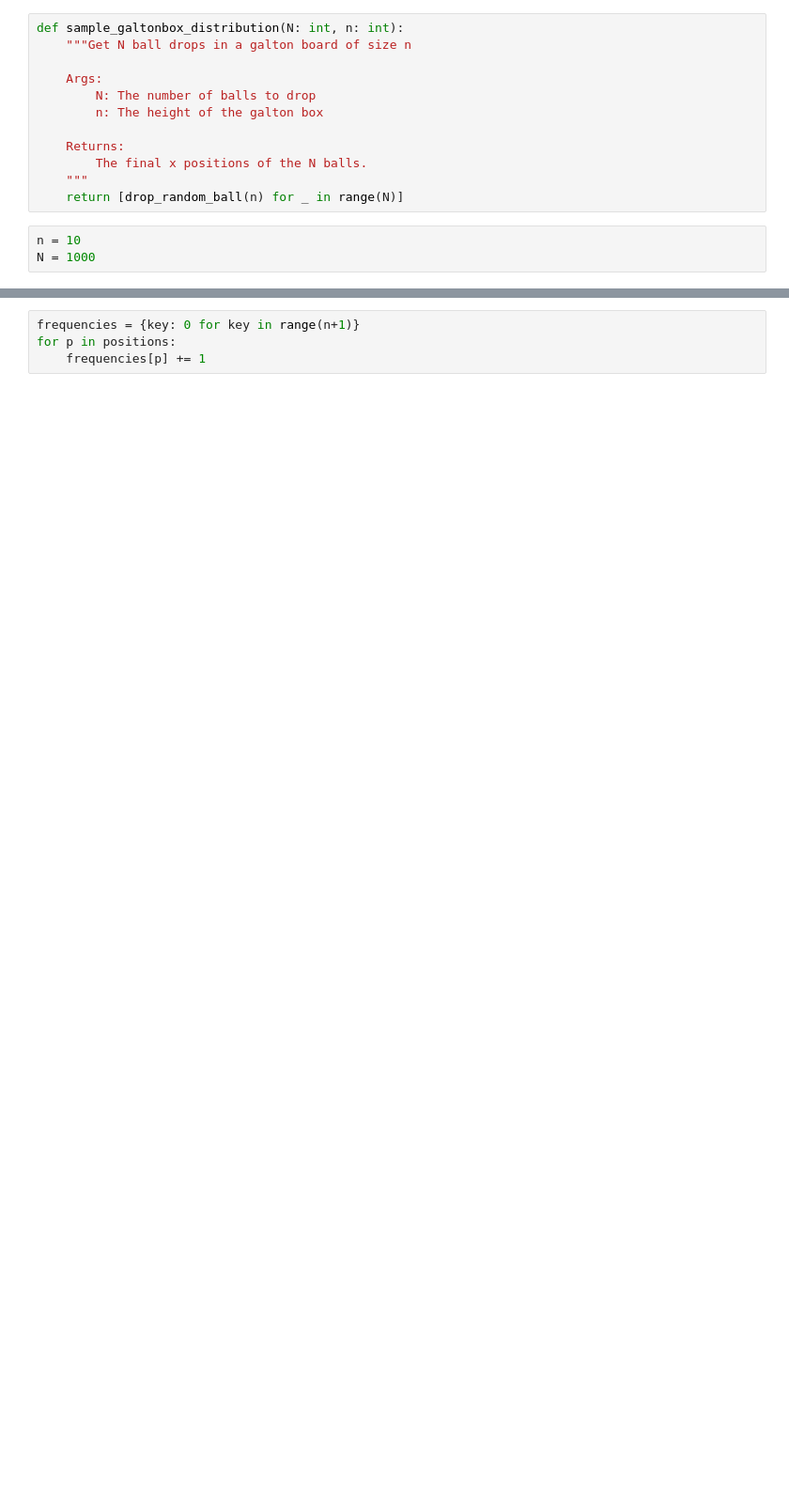
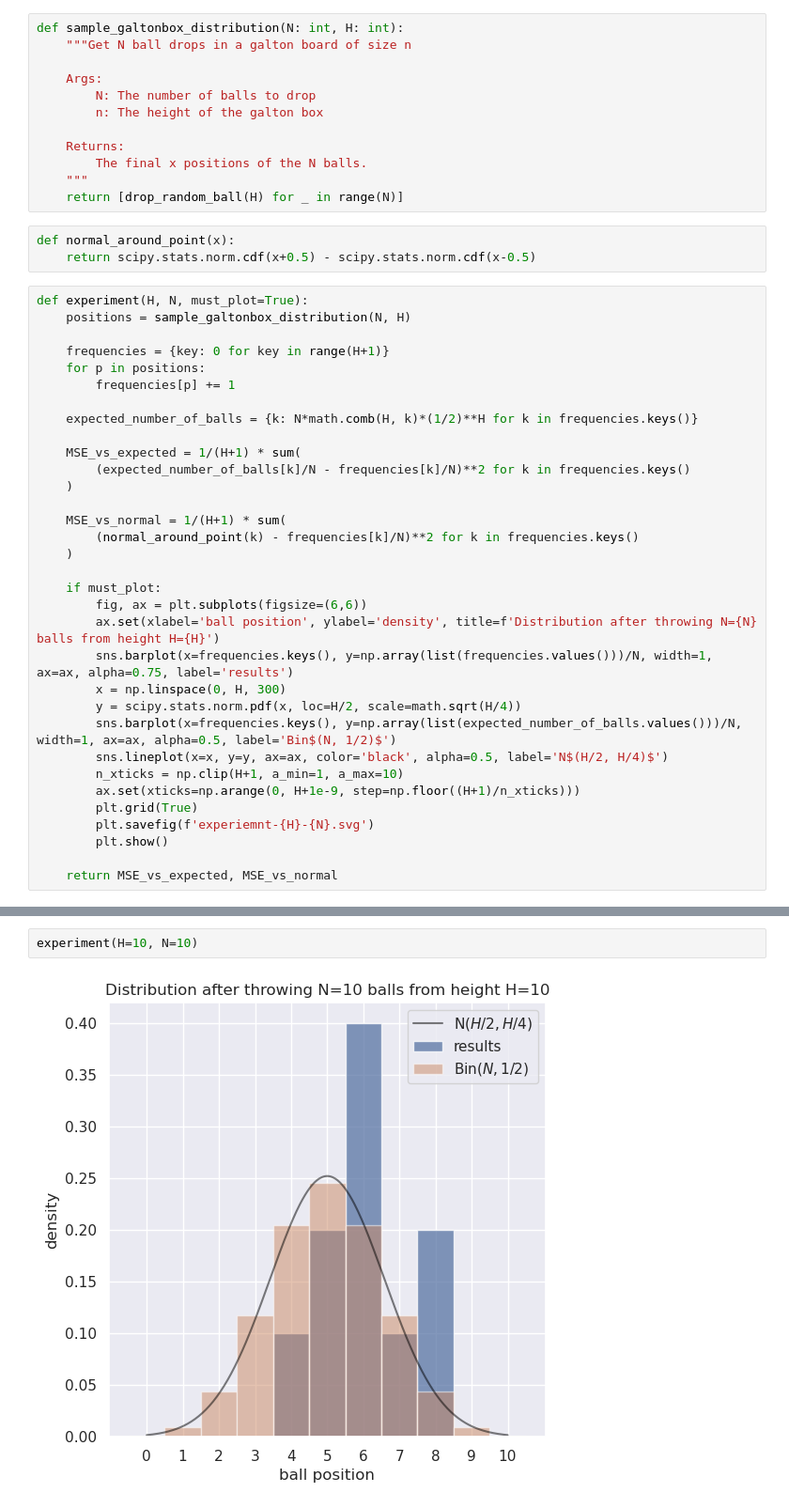
Before and after one commit to izanbf1803/galtonbox, a Jupyter notebook: galtonbox.ipynb, the cells around one changed output, grey strips where cells are left out. Shown at 94% size. Cells and saved outputs as stored; diff of their text form; blank space fills up the shorter version.

```diff
--- a/galtonbox.ipynb
+++ b/galtonbox.ipynb
@@ -26,5 +37,5 @@ def drop_random_ball(n: int):
 # %%
-def sample_galtonbox_distribution(N: int, n: int):
+def sample_galtonbox_distribution(N: int, H: int):
     """Get N ball drops in a galton board of size n
 
     Args:
@@ -34,7 +45,40 @@ def sample_galtonbox_distribution(N: int, n: int):
     Returns:
         The final x positions of the N balls.
     """
-    return [drop_random_ball(n) for _ in range(N)]
+    return [drop_random_ball(H) for _ in range(N)]
+# %%
+def normal_around_point(x):
+    return scipy.stats.norm.cdf(x+0.5) - scipy.stats.norm.cdf(x-0.5)
 # %%
-n = 10
-N = 1000
+def experiment(H, N, must_plot=True):
+    positions = sample_galtonbox_distribution(N, H)
+
+    frequencies = {key: 0 for key in range(H+1)}
+    for p in positions:
+        frequencies[p] += 1
+
+    expected_number_of_balls = {k: N*math.comb(H, k)*(1/2)**H for k in frequencies.keys()}
+
+    MSE_vs_expected = 1/(H+1) * sum(
+        (expected_number_of_balls[k]/N - frequencies[k]/N)**2 for k in frequencies.keys()
+    )
+
+    MSE_vs_normal = 1/(H+1) * sum(
+        (normal_around_point(k) - frequencies[k]/N)**2 for k in frequencies.keys()
+    )
+
+    if must_plot:
+        fig, ax = plt.subplots(figsize=(6,6))
+        ax.set(xlabel='ball position', ylabel='density', title=f'Distribution after throwing N={N} balls from height H={H}')
+        sns.barplot(x=frequencies.keys(), y=np.array(list(frequencies.values()))/N, width=1, ax=ax, alpha=0.75, label='results')
+        x = np.linspace(0, H, 300)
+        y = scipy.stats.norm.pdf(x, loc=H/2, scale=math.sqrt(H/4))
+        sns.barplot(x=frequencies.keys(), y=np.array(list(expected_number_of_balls.values()))/N, width=1, ax=ax, alpha=0.5, label='Bin$(N, 1/2)$')
+        sns.lineplot(x=x, y=y, ax=ax, color='black', alpha=0.5, label='N$(H/2, H/4)$')
+        n_xticks = np.clip(H+1, a_min=1, a_max=10)
+        ax.set(xticks=np.arange(0, H+1e-9, step=np.floor((H+1)/n_xticks)))
+        plt.grid(True)
+        plt.savefig(f'experiemnt-{H}-{N}.svg')
+        plt.show()
+
+    return MSE_vs_expected, MSE_vs_normal
@@ -43,4 +85,4 @@ positions = sample_galtonbox_distribution(N, n)
 # %%
-frequencies = {key: 0 for key in range(n+1)}
-for p in positions:
-    frequencies[p] += 1
+experiment(H=10, N=10)
+# %% [output]
+[figure, added]
```
Also changed, not shown: parts of 15 cells of this notebook, 12 other files.
